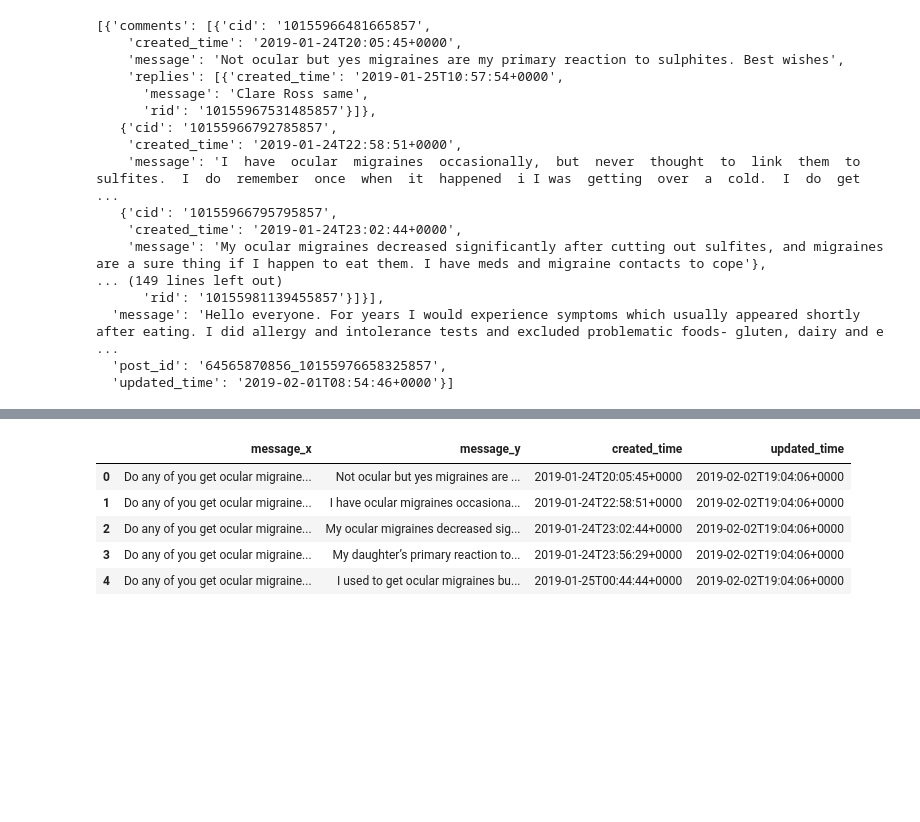
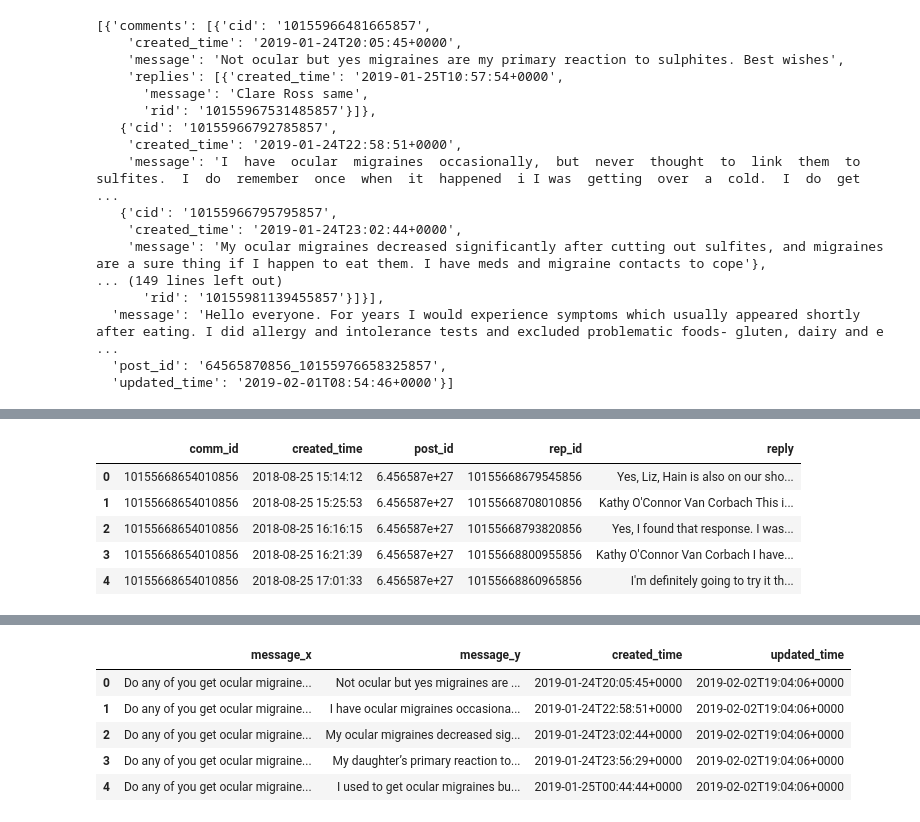
Before and after one commit to cwithrow/niffler, a Jupyter notebook: niffler/exploreData.ipynb, the cells around one changed output, grey strips where cells are left out. Drawn from its saved outputs; the diff is of its cells as text; code cells hidden in the pictures; blank space fills up the shorter version.

```diff
--- a/niffler/exploreData.ipynb
+++ b/niffler/exploreData.ipynb
@@ -46,0 +69,9 @@ posts=pd.read_json(os.path.join(wdir,'output/full_02_03_2019.json'), orient='rec
+# %%
+replies.head()
+# %% [output]
+|  | comm_id | created_time | post_id | rep_id | reply |
+| 0 | 10155668654010856 | 2018-08-25 15:14:12 | 6.456587e+27 | 10155668679545856 | Yes, Liz, Hain is also on our sho... |
+| 1 | 10155668654010856 | 2018-08-25 15:25:53 | 6.456587e+27 | 10155668708010856 | Kathy O'Connor Van Corbach This i... |
+| 2 | 10155668654010856 | 2018-08-25 16:16:15 | 6.456587e+27 | 10155668793820856 | Yes, I found that response. I was... |
+| 3 | 10155668654010856 | 2018-08-25 16:21:39 | 6.456587e+27 | 10155668800955856 | Kathy O'Connor Van Corbach I have... |
+| 4 | 10155668654010856 | 2018-08-25 17:01:33 | 6.456587e+27 | 10155668860965856 | I'm definitely going to try it th... |
```
Also changed, not shown: parts of 6 cells of this notebook, 3 other files.
